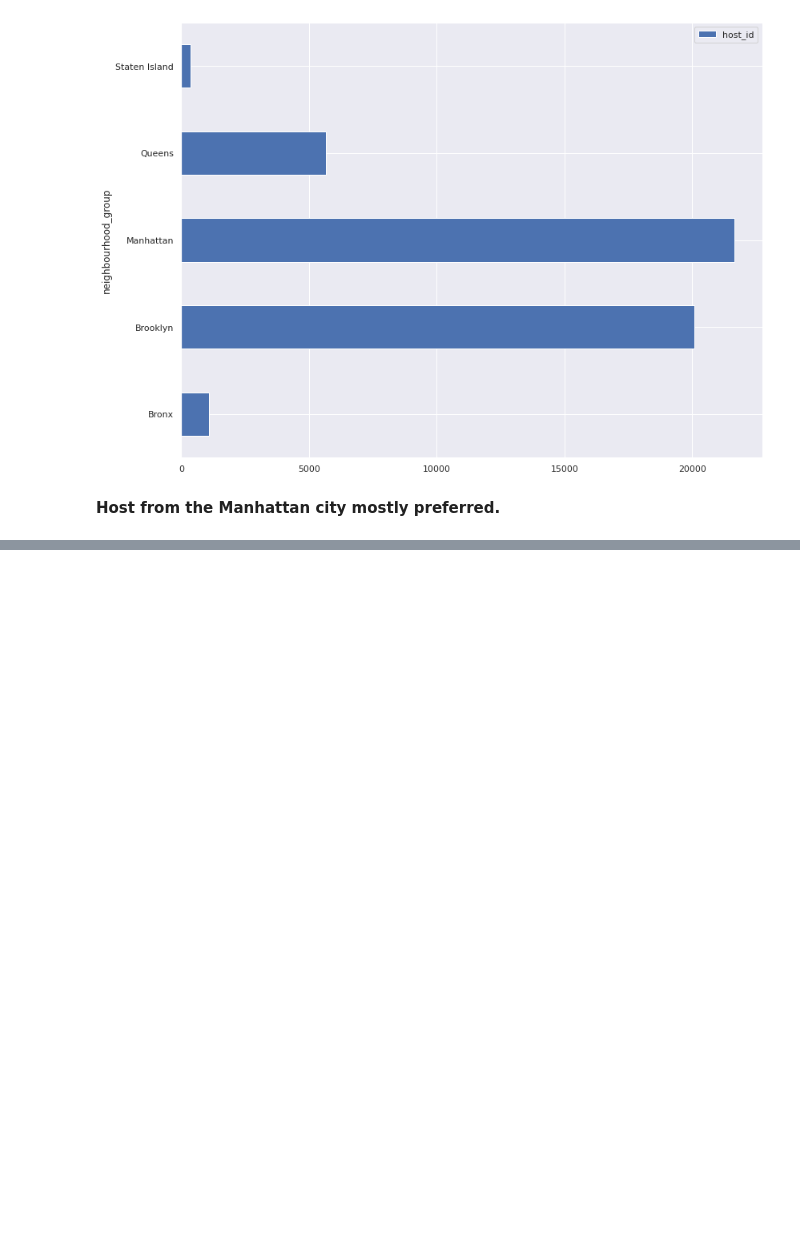
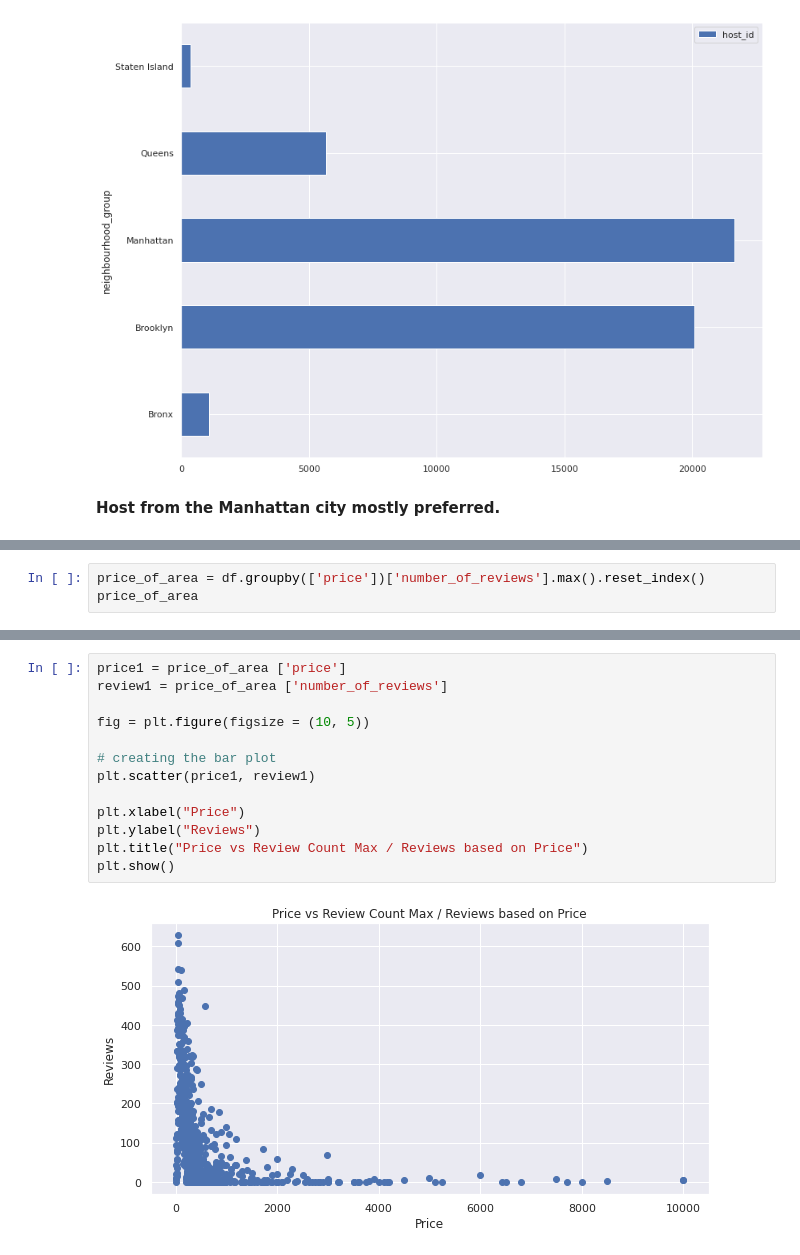
Before and after one commit to ShuklaRajni/Airbnb-Booking-Analysis, a Jupyter notebook: Airbnb_Booking_Analysis.ipynb, the cells around one changed output, grey strips where cells are left out. Cells and saved outputs as stored; diff of their text form; blank space fills up the shorter version.

```diff
--- a/Airbnb_Booking_Analysis.ipynb
+++ b/Airbnb_Booking_Analysis.ipynb
@@ -640,0 +671,3 @@ df[['neighbourhood_group','host_id']].groupby('neighbourhood_group').count().plo
+# %%
+price_of_area = df.groupby(['price'])['number_of_reviews'].max().reset_index()
+price_of_area
@@ -640,0 +688,15 @@ df[['neighbourhood_group','host_id']].groupby('neighbourhood_group').count().plo
+# %%
+price1 = price_of_area ['price']
+review1 = price_of_area ['number_of_reviews']
+
+fig = plt.figure(figsize = (10, 5))
+
+# creating the bar plot
+plt.scatter(price1, review1)
+
+plt.xlabel("Price")
+plt.ylabel("Reviews")
+plt.title("Price vs Review Count Max / Reviews based on Price")
+plt.show()
+# %% [output]
+[figure, added]
```
Also changed, not shown: parts of 12 cells of this notebook.
